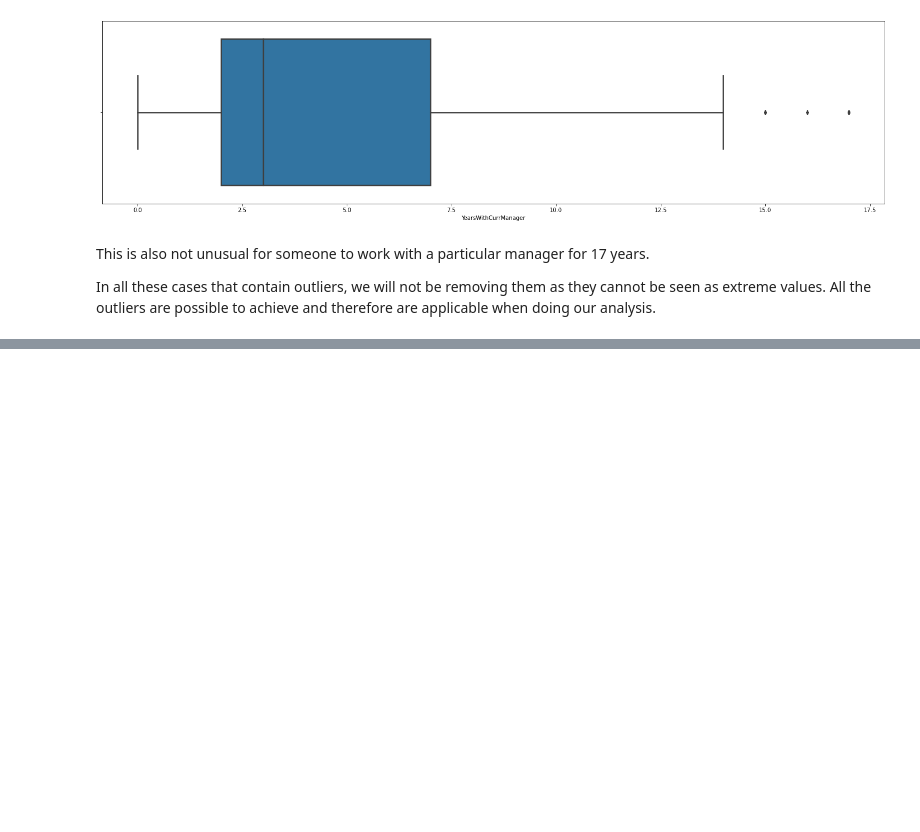
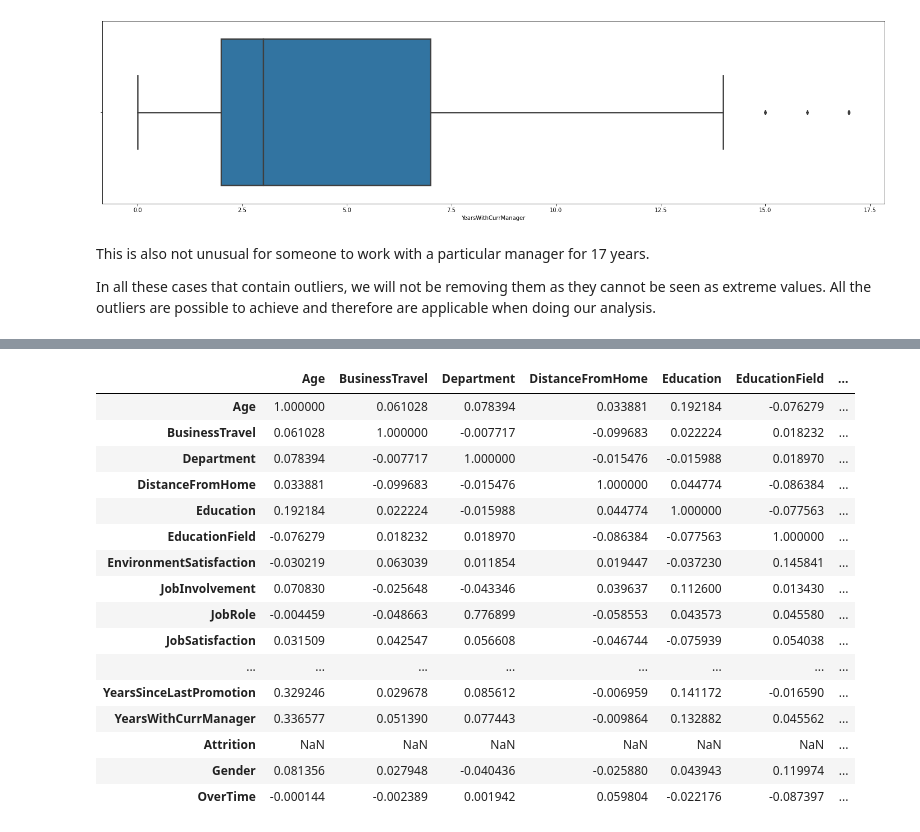
Before and after one commit to Ad2891/Slutuppgift-team12, a Jupyter notebook: Slutuppgift.ipynb, the cells around one changed output, grey strips where cells are left out. Saved outputs shown, nothing was run; the diff lists cells and outputs as text; code cells hidden in the pictures; blank space fills up the shorter version.

```diff
--- a/Slutuppgift.ipynb
+++ b/Slutuppgift.ipynb
@@ -429,0 +434,21 @@ In all these cases that contain outliers, we will not be removing them as they c
+# %%
+pd.set_option('display.max_columns', None)
+attrition_data.corr()
+# %% [output]
+|  | Age | BusinessTravel | Department | DistanceFromHome | Education | EducationField | ... |
+| Age | 1.000000 | 0.061028 | 0.078394 | 0.033881 | 0.192184 | -0.076279 | ... |
+| BusinessTravel | 0.061028 | 1.000000 | -0.007717 | -0.099683 | 0.022224 | 0.018232 | ... |
+| Department | 0.078394 | -0.007717 | 1.000000 | -0.015476 | -0.015988 | 0.018970 | ... |
+| DistanceFromHome | 0.033881 | -0.099683 | -0.015476 | 1.000000 | 0.044774 | -0.086384 | ... |
+| Education | 0.192184 | 0.022224 | -0.015988 | 0.044774 | 1.000000 | -0.077563 | ... |
+| EducationField | -0.076279 | 0.018232 | 0.018970 | -0.086384 | -0.077563 | 1.000000 | ... |
+| EnvironmentSatisfaction | -0.030219 | 0.063039 | 0.011854 | 0.019447 | -0.037230 | 0.145841 | ... |
+| JobInvolvement | 0.070830 | -0.025648 | -0.043346 | 0.039637 | 0.112600 | 0.013430 | ... |
+| JobRole | -0.004459 | -0.048663 | 0.776899 | -0.058553 | 0.043573 | 0.045580 | ... |
+| JobSatisfaction | 0.031509 | 0.042547 | 0.056608 | -0.046744 | -0.075939 | 0.054038 | ... |
+| ... | ... | ... | ... | ... | ... | ... | ... |
+| YearsSinceLastPromotion | 0.329246 | 0.029678 | 0.085612 | -0.006959 | 0.141172 | -0.016590 | ... |
+| YearsWithCurrManager | 0.336577 | 0.051390 | 0.077443 | -0.009864 | 0.132882 | 0.045562 | ... |
+| Attrition | NaN | NaN | NaN | NaN | NaN | NaN | ... |
+| Gender | 0.081356 | 0.027948 | -0.040436 | -0.025880 | 0.043943 | 0.119974 | ... |
+| OverTime | -0.000144 | -0.002389 | 0.001942 | 0.059804 | -0.022176 | -0.087397 | ... |
```
Also changed, not shown: parts of 18 cells of this notebook.
